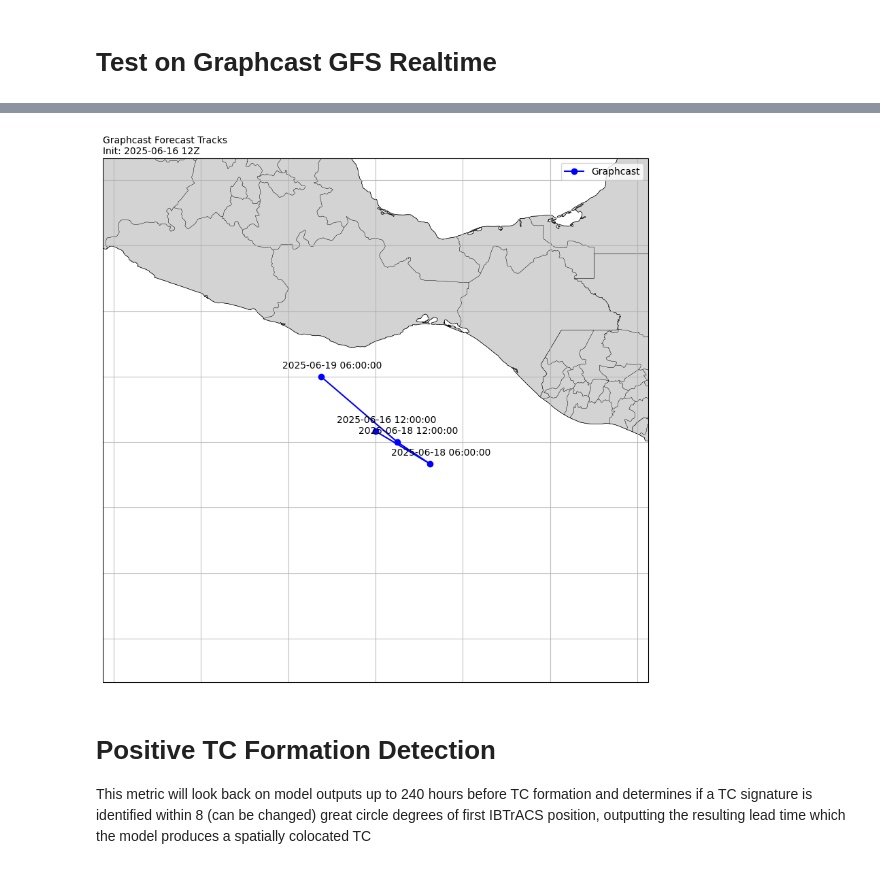
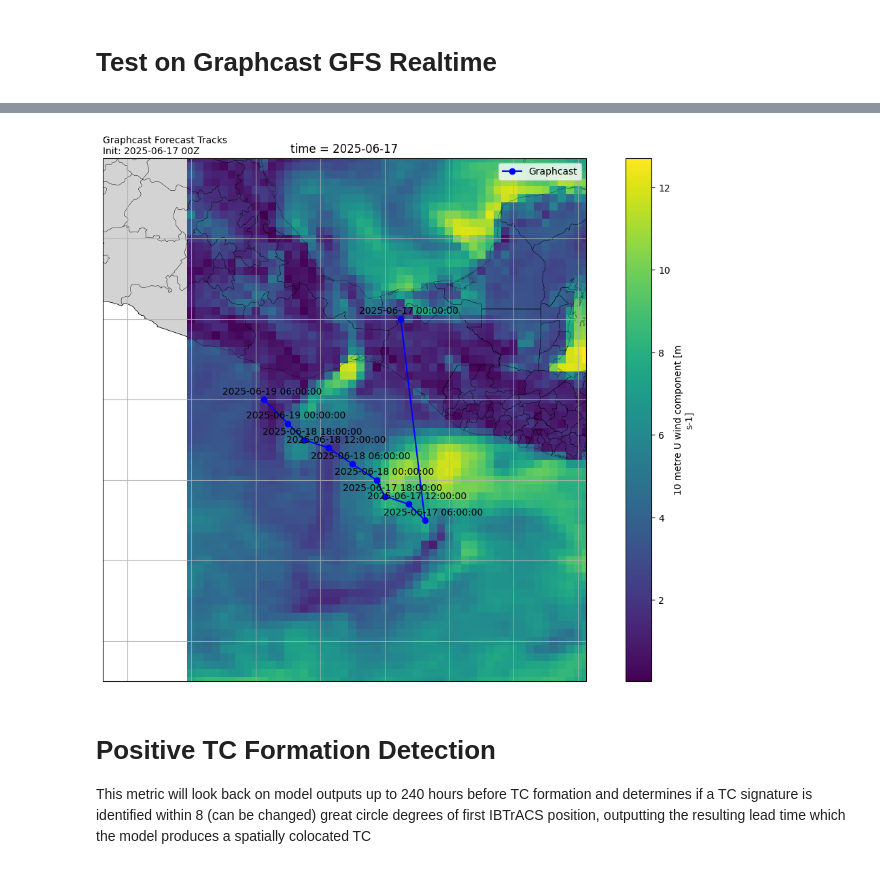
Before and after one commit to brightbandtech/ExtremeWeatherBench, a Jupyter notebook: dev/tropical_cyclone_basic.ipynb, the cells around one changed output, grey strips where cells are left out. Saved outputs shown, nothing was run; the diff lists cells and outputs as text; code cells hidden in the pictures.

```diff
--- a/dev/tropical_cyclone_basic.ipynb
+++ b/dev/tropical_cyclone_basic.ipynb
@@ -543,10 +687,12 @@ grap_ds = grap_ds.rename({'msl': 'mean_sea_level_pressure',
                               'u': 'u_component_of_wind',
                               'v': 'v_component_of_wind',
                               'z': 'geopotential',
+                              'u10': '10m_u_component_of_wind',
+                              'v10': '10m_v_component_of_wind',
                               })
 # %%
 cyclone_dataset_builder = CycloneDatasetBuilder()
-start_date = pd.Timestamp('2025-06-16 12:00:00')
-end_date = pd.Timestamp('2025-06-16 12:00:00') + pd.Timedelta(hours=240)
-grap_cyclone_dataset = cyclone_dataset_builder.build_dataset(grap_ds, start_date, end_date, basin, tc_variable_amount='min')
+start_date = pd.Timestamp('2025-06-17 00:00:00')
+end_date = pd.Timestamp('2025-06-17 00:00:00') + pd.Timedelta(hours=240)
+grap_cyclone_dataset = cyclone_dataset_builder.build_dataset(grap_ds, start_date, end_date, basin, tc_variable_amount='min').compute()
 grap_tctracks = create_tctracks_from_dataset(grap_cyclone_dataset)
@@ -594,25 +701,26 @@ Attributes: (0)
 # %%
 fig = plt.figure(figsize=(15, 10))
 ax = plt.axes(projection=ccrs.PlateCarree())
 # Add map features
 ax.add_feature(cfeature.BORDERS,linewidth=0.2)
 ax.gridlines(alpha=0.8)
 ax.add_feature(cfeature.STATES,linewidth=0.2)
 
 ax.add_feature(cfeature.LAND,facecolor='lightgray',edgecolor='k',linewidth=0.5)
 
 lons = [n.coordinate.longitude for grap_tctrack in grap_tctracks for n in grap_tctrack.track]
 lats = [n.coordinate.latitude for grap_tctrack in grap_tctracks for n in grap_tctrack.track]
 ax.set_extent([np.min(lons)-5,np.max(lons)+5, np.min(lats)-5, np.max(lats)+5], crs=ccrs.PlateCarree())
 
 # Plot first point of ERA5 track with larger marker and annotation
 [n.plot(ax=ax,transform=ccrs.PlateCarree(),label='Graphcast',color='b',marker='o') for n in grap_tctracks]
 [ax.annotate(n.valid_time.strftime('%Y-%m-%d %H:%M:%S'), xy=(n.coordinate.longitude+1, n.coordinate.latitude+1), xytext=(n.coordinate.longitude+0.25, n.coordinate.latitude+0.25), fontsize=10, ha='center', va='center') for n in grap_tctracks[0].track]
+grap_cyclone_dataset.isel(time=0).sel(latitude=slice(np.max(lats)+5, np.min(lats)-5), longitude=slice(np.min(lons)-5, np.max(lons)+5))['surface_wind_speed'].plot(ax=ax)
 ax.legend()
-ax.set_title('Graphcast Forecast Tracks\nInit: 2025-06-16 12Z', wrap=True, loc='left', fontsize=10)
+ax.set_title('Graphcast Forecast Tracks\nInit: 2025-06-17 00Z', wrap=True, loc='left', fontsize=10)
 plt.show()
 # %% [output]
-[figure, old version]
+[figure, new version]
 # %% [markdown]
 # Positive TC Formation Detection
 This metric will look back on model outputs up to 240 hours before TC formation and determines if a TC signature is identified within 8 (can be changed) great circle degrees of first IBTrACS position, outputting the resulting lead time which the model produces a spatially colocated TC
```
Also changed, not shown: parts of 22 cells of this notebook.
